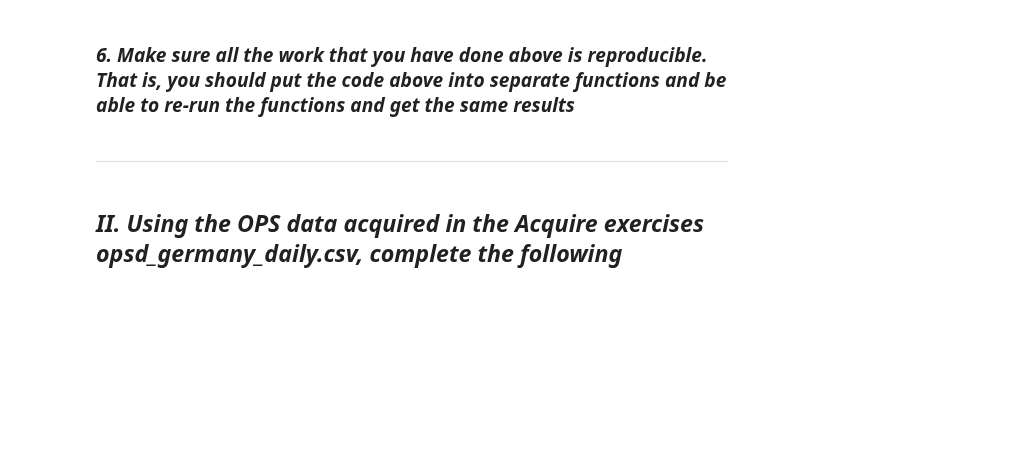
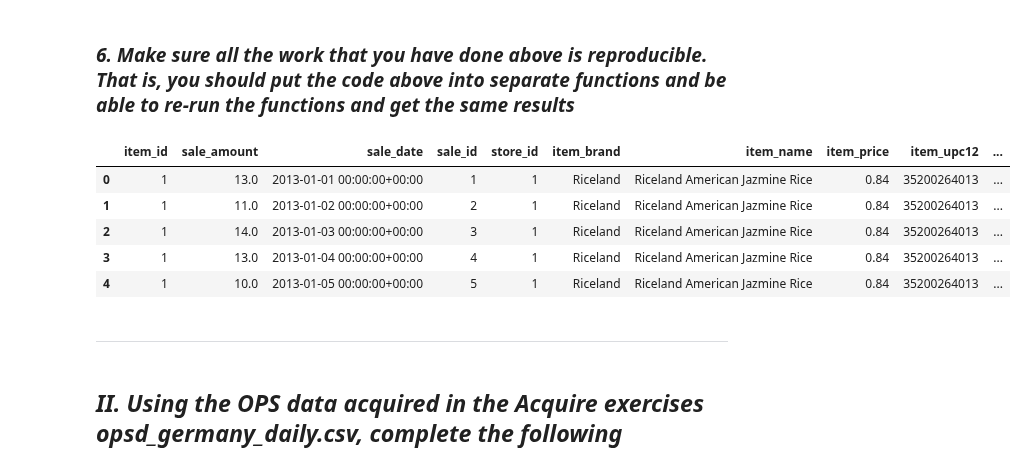
Before and after one commit to Severina7/time_series_exercises, a Jupyter notebook: preparation_exercises_ts.ipynb, the cells around one changed output. Saved outputs shown, nothing was run; the diff lists cells and outputs as text; code cells hidden in the pictures; blank space fills up the shorter version.

```diff
--- a/preparation_exercises_ts.ipynb
+++ b/preparation_exercises_ts.ipynb
@@ -172,5 +182,23 @@ sales1['sales_total'] = sales1.sale_amount * sales1.item_price
 # %% [markdown]
 ### *6. Make sure all the work that you have done above is reproducible. That is, you should put the code above into separate functions and be able to re-run the functions and get the same results*
+# %%
+def prep_sales_data(df):
+    df.sale_date = pd.to_datetime(df.sale_date)
+    sales1 = df.set_index('sale_date').sort_index()
+    sales1['month']  = sales1.index.strftime('%m %b, %Y')
+    sales1['day_of_week'] = sales1.index.strftime('%a %b %d, %Y')
+    sales1['sales_total'] = sales1.sale_amount * sales1.item_price
+    return df
+# %%
+df = prep_sales_data(sales)
+df.head()
+# %% [output]
+|  | item_id | sale_amount | sale_date | sale_id | store_id | item_brand | item_name | item_price | item_upc12 | ... |
+| 0 | 1 | 13.0 | 2013-01-01 00:00:00+00:00 | 1 | 1 | Riceland | Riceland American Jazmine Rice | 0.84 | 35200264013 | ... |
+| 1 | 1 | 11.0 | 2013-01-02 00:00:00+00:00 | 2 | 1 | Riceland | Riceland American Jazmine Rice | 0.84 | 35200264013 | ... |
+| 2 | 1 | 14.0 | 2013-01-03 00:00:00+00:00 | 3 | 1 | Riceland | Riceland American Jazmine Rice | 0.84 | 35200264013 | ... |
+| 3 | 1 | 13.0 | 2013-01-04 00:00:00+00:00 | 4 | 1 | Riceland | Riceland American Jazmine Rice | 0.84 | 35200264013 | ... |
+| 4 | 1 | 10.0 | 2013-01-05 00:00:00+00:00 | 5 | 1 | Riceland | Riceland American Jazmine Rice | 0.84 | 35200264013 | ... |
 # %% [markdown]
 ****
 # %% [markdown]
```
Also changed, not shown: parts of 5 cells of this notebook.
